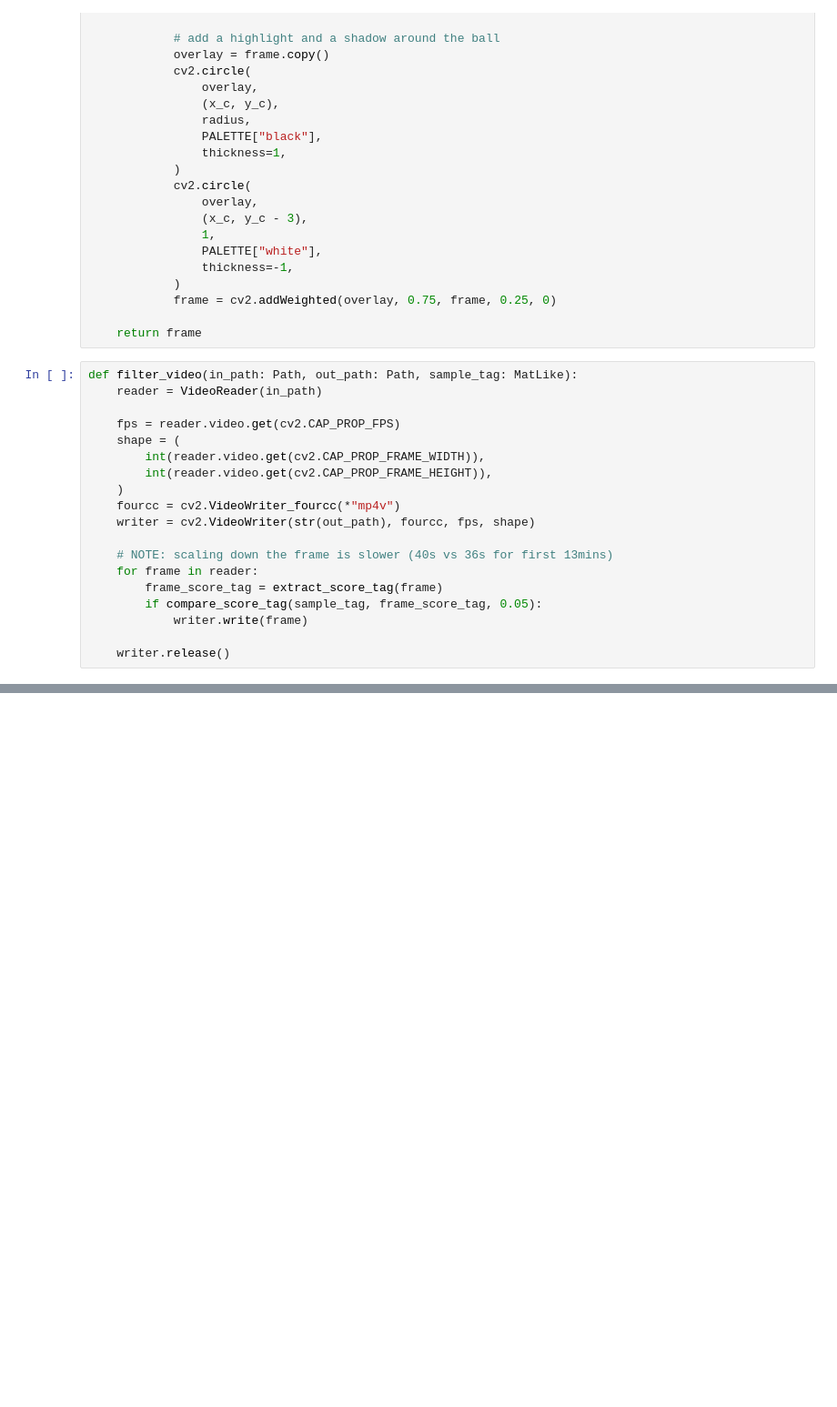
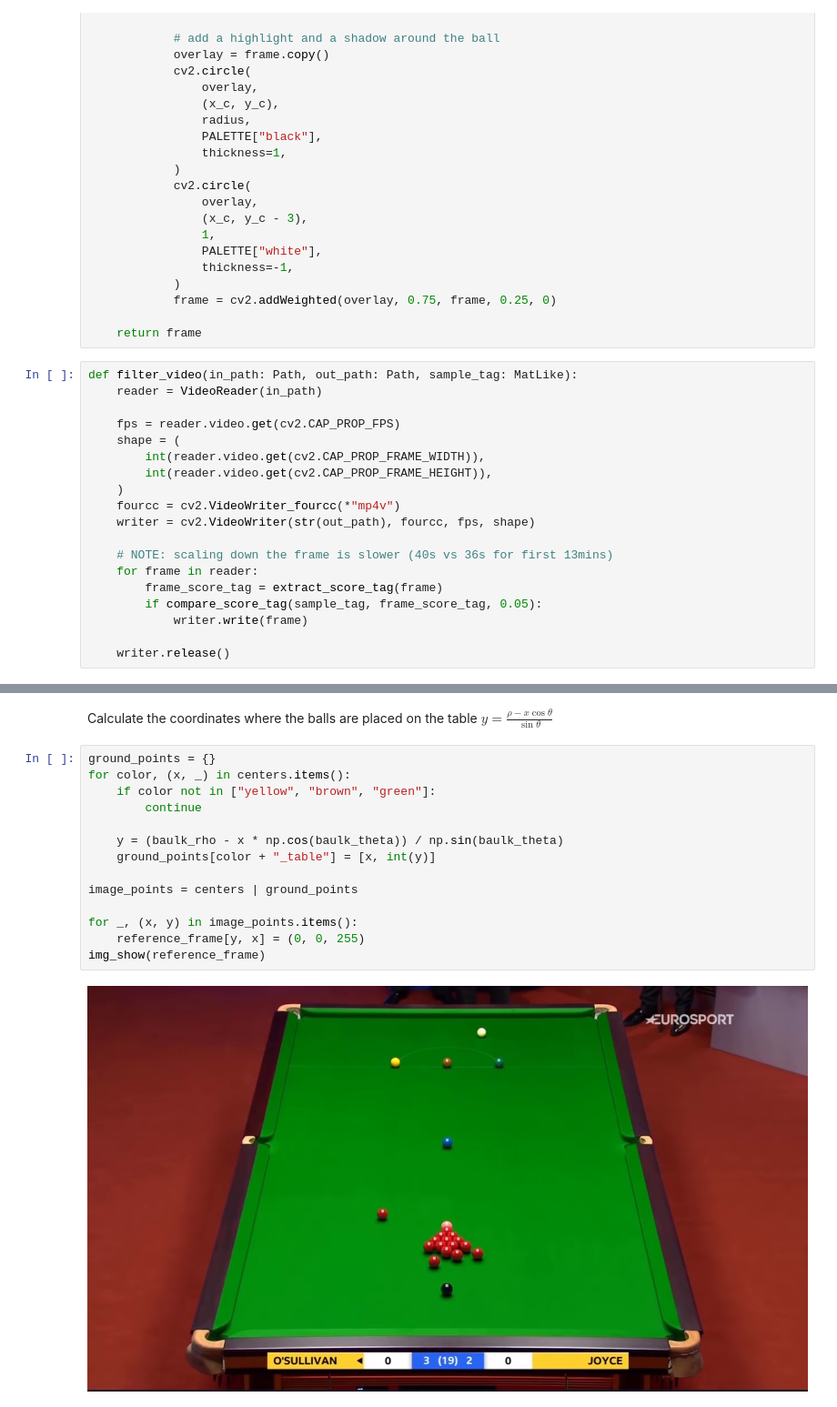
Before and after one commit to ShadowDragon5/CV_project, a Jupyter notebook: CV_Project.ipynb, the cells around one changed output, grey strips where cells are left out. Shown: that part at 91% size. Drawn from its saved outputs; the diff is of its cells as text; blank space fills up the shorter version.

```diff
--- a/CV_Project.ipynb
+++ b/CV_Project.ipynb
@@ -808,0 +845,19 @@ def filter_video(in_path: Path, out_path: Path, sample_tag: MatLike):
+# %% [markdown]
+Calculate the coordinates where the balls are placed on the table
+$y = \frac{\rho - x\cos\theta}{\sin\theta}$
+# %%
+ground_points = {}
+for color, (x, _) in centers.items():
+    if color not in ["yellow", "brown", "green"]:
+        continue
+
+    y = (baulk_rho - x * np.cos(baulk_theta)) / np.sin(baulk_theta)
+    ground_points[color + "_table"] = [x, int(y)]
+
+image_points = centers | ground_points
+
+for _, (x, y) in image_points.items():
+    reference_frame[y, x] = (0, 0, 255)
+img_show(reference_frame)
+# %% [output]
+[figure, added]
```
Also changed, not shown: parts of 27 cells of this notebook, 14 other files.
